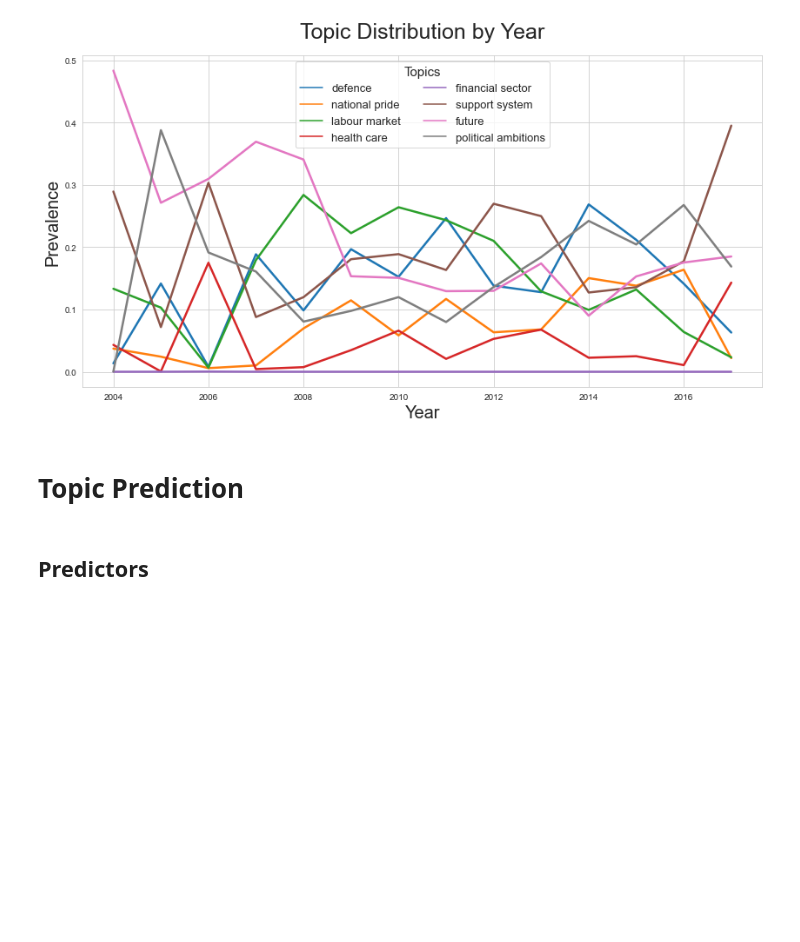
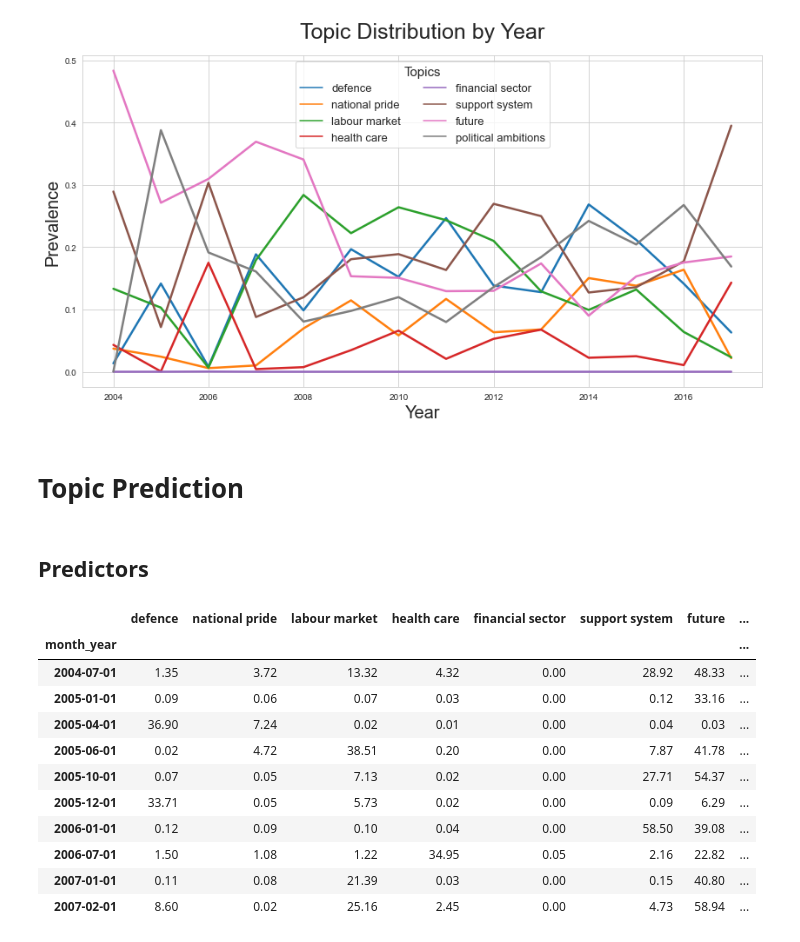
Before and after one commit to emmaschw/mda_assignment_obama, a Jupyter notebook: obama_speeches.ipynb, the cells around one changed output. Drawn from its saved outputs; the diff is of its cells as text; code cells hidden in the pictures; blank space fills up the shorter version.

```diff
--- a/obama_speeches.ipynb
+++ b/obama_speeches.ipynb
@@ -459,0 +500,54 @@ plt.show()
+# %%
+# import daily oil price data
+oil = pd.read_csv("other_data/oil_prices.csv", skiprows = 6, parse_dates = ['Day'])
+oil = oil.rename(columns = {'Europe Brent Spot Price FOB $/bbl': 'Brent',
+                          'Cushing OK WTI Spot Price FOB $/bbl': 'Cushing'})
+
+# convert date format
+oil['Day'] = pd.to_datetime(oil['Day'])
+oil['month_year'] = oil['Day'].dt.to_period('M')
+oil['month_year'] = oil['month_year'].dt.strftime('%Y-%m').add('-01')
+
+# compute average monthly oil price
+oil = oil.groupby('month_year', as_index = True)['Brent', 'Cushing'].mean().copy()
+oil['oil'] = oil.mean(axis = 1)
+
+# drop irrelevant columns
+oil = oil.drop(['Brent', 'Cushing'], 1)
+# %%
+# import daily Dow Jones stock market data
+stocks = pd.read_csv("other_data/HistoricalPricesDowJones.csv", usecols = ['Date', ' Close'],
+                     parse_dates = ['Date'])
+stocks = stocks.rename(columns = {' Close': 'stocks'})
+
+# convert date format
+stocks['month_year'] = stocks['Date'].dt.to_period('M')
+stocks['month_year'] = stocks['month_year'].dt.strftime('%Y-%m').add('-01')
+
+# compute average monthly stock market index
+stocks = stocks.groupby('month_year', as_index = True)['stocks'].mean().copy()
+# %%
+# merge data frames
+data_frames = [topic_distributions_monthly, gdp, unemployment, oil, stocks]
+time_series_df = reduce(lambda left, right: pd.merge(left, right, on = ['month_year'],
+                                            how = 'inner'), data_frames)
+
+# replace index with dates
+time_series_df.index = pd.DatetimeIndex(time_series_df.month_year)
+time_series_df.sort_index(inplace = True)
+time_series_df = time_series_df.drop('month_year', 1)
+
+time_series_df.astype(float).round(2).head(10)
+# %% [output]
+|  | defence | national pride | labour market | health care | financial sector | support system | future | ... |
+| month_year |  |  |  |  |  |  |  | ... |
+| 2004-07-01 | 1.35 | 3.72 | 13.32 | 4.32 | 0.00 | 28.92 | 48.33 | ... |
+| 2005-01-01 | 0.09 | 0.06 | 0.07 | 0.03 | 0.00 | 0.12 | 33.16 | ... |
+| 2005-04-01 | 36.90 | 7.24 | 0.02 | 0.01 | 0.00 | 0.04 | 0.03 | ... |
+| 2005-06-01 | 0.02 | 4.72 | 38.51 | 0.20 | 0.00 | 7.87 | 41.78 | ... |
+| 2005-10-01 | 0.07 | 0.05 | 7.13 | 0.02 | 0.00 | 27.71 | 54.37 | ... |
+| 2005-12-01 | 33.71 | 0.05 | 5.73 | 0.02 | 0.00 | 0.09 | 6.29 | ... |
+| 2006-01-01 | 0.12 | 0.09 | 0.10 | 0.04 | 0.00 | 58.50 | 39.08 | ... |
+| 2006-07-01 | 1.50 | 1.08 | 1.22 | 34.95 | 0.05 | 2.16 | 22.82 | ... |
+| 2007-01-01 | 0.11 | 0.08 | 21.39 | 0.03 | 0.00 | 0.15 | 40.80 | ... |
+| 2007-02-01 | 8.60 | 0.02 | 25.16 | 2.45 | 0.00 | 4.73 | 58.94 | ... |
```
Also changed, not shown: parts of 28 cells of this notebook.
